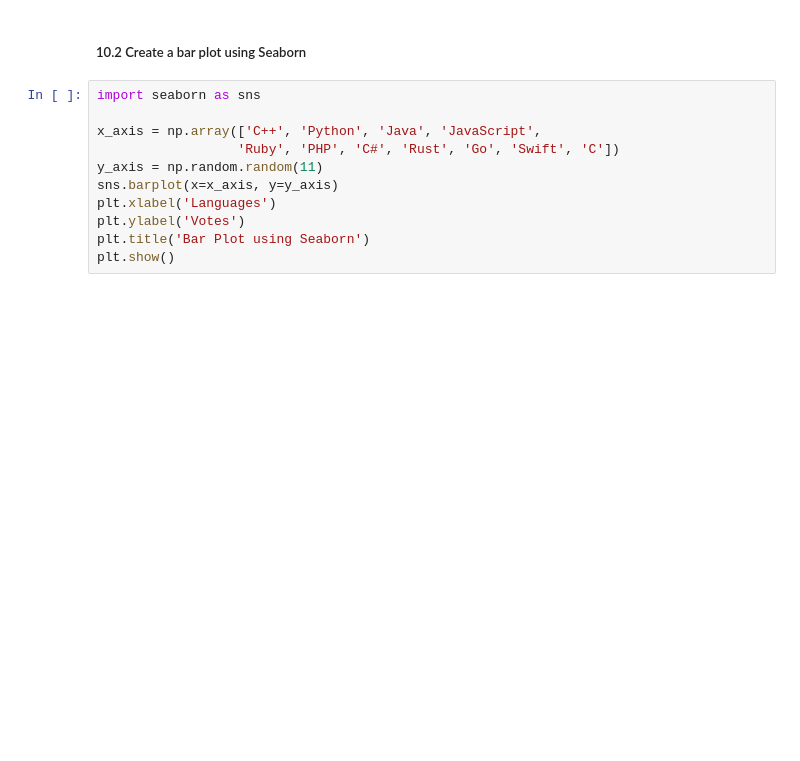
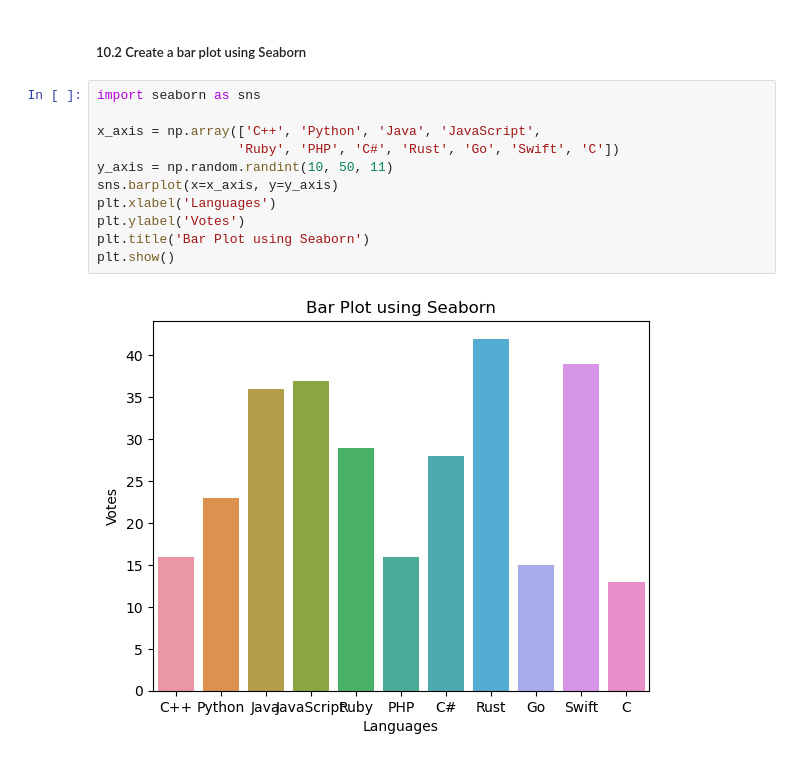
Before and after one commit to Omdena-NIC-Nepal/data-science-assignment-2-urs-santoshh, a Jupyter notebook: assignment.ipynb, the cells around one changed output. Cells and saved outputs as stored; diff of their text form; blank space fills up the shorter version.

```diff
--- a/assignment.ipynb
+++ b/assignment.ipynb
@@ -326,11 +697,13 @@ plt.show()
 # %%
 import seaborn as sns
 
 x_axis = np.array(['C++', 'Python', 'Java', 'JavaScript',
                   'Ruby', 'PHP', 'C#', 'Rust', 'Go', 'Swift', 'C'])
-y_axis = np.random.random(11)
+y_axis = np.random.randint(10, 50, 11)
 sns.barplot(x=x_axis, y=y_axis)
 plt.xlabel('Languages')
 plt.ylabel('Votes')
 plt.title('Bar Plot using Seaborn')
 plt.show()
+# %% [output]
+[figure, added]
```
Also changed, not shown: parts of 53 cells of this notebook, 1 other file.
